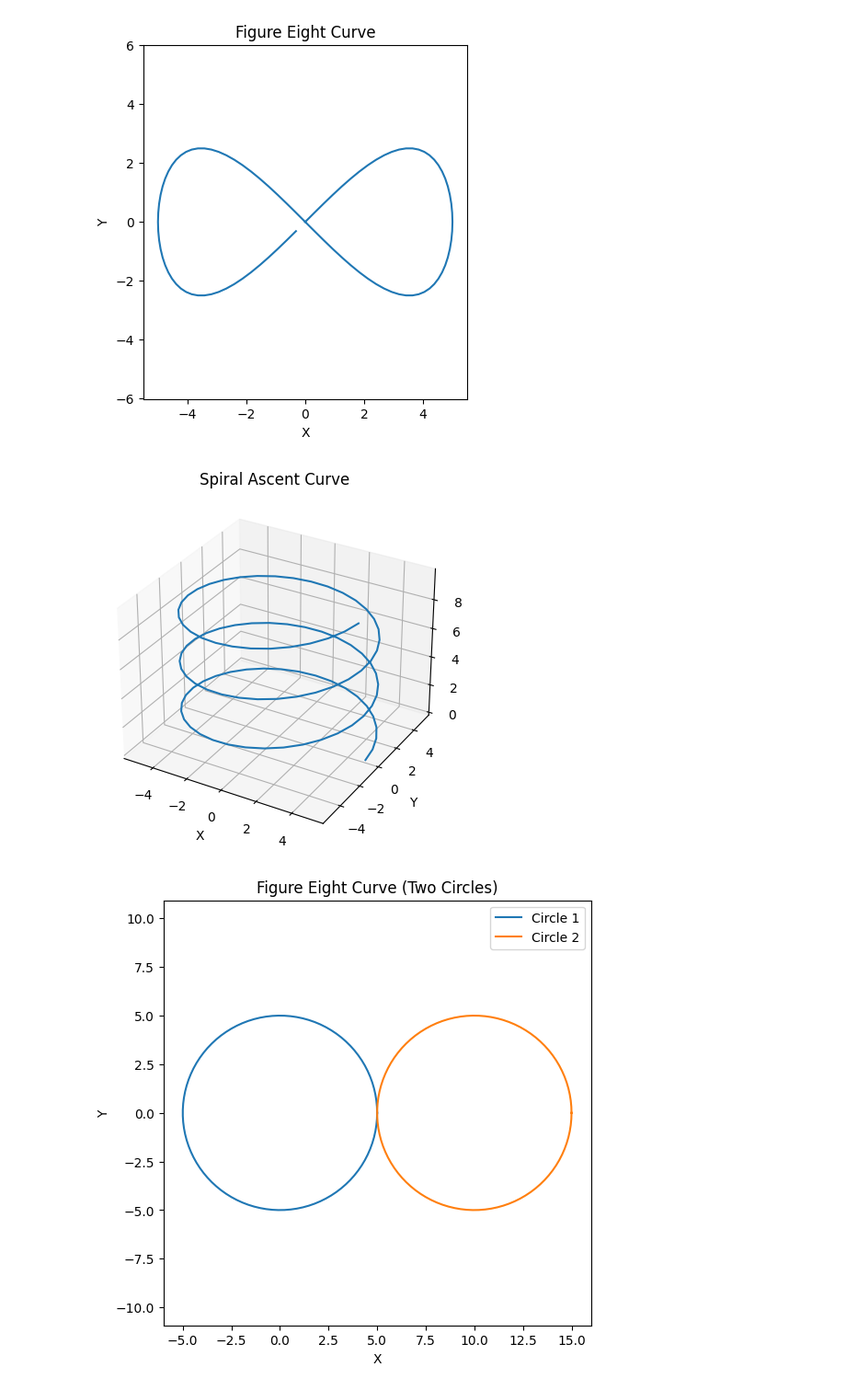
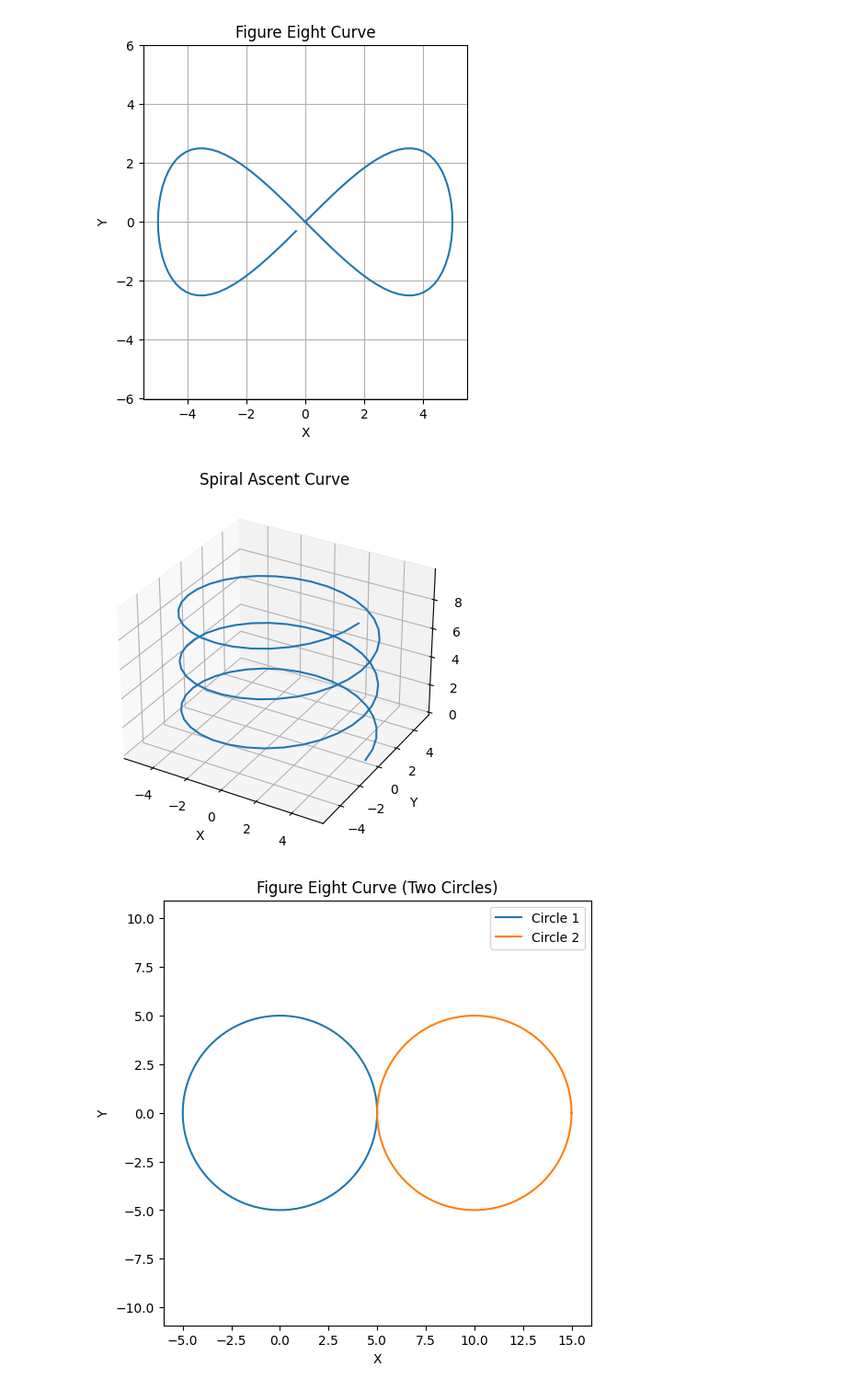
Before and after one commit to XinLong-Li/air_garage_cflib, a Jupyter notebook: src/garage/plot.ipynb, the cells around one changed output. Shown: that part at 92% size. Cells and saved outputs as stored; diff of their text form; code cells hidden in the pictures.

```diff
--- a/src/garage/plot.ipynb
+++ b/src/garage/plot.ipynb
@@ -25,34 +25,35 @@ spiral_y = []
 spiral_z = []
 for i in range(steps):
     angle = 2 * np.pi * turns * (i / steps)
     x = radius * np.cos(angle)
     y = radius * np.sin(angle)
     z = (height / steps) * i
     spiral_x.append(x)
     spiral_y.append(y)
     spiral_z.append(z)
 
 # 绘制8字曲线
 plt.figure(figsize=(10, 5))
 plt.subplot(1, 2, 1)
 plt.plot(figure_eight_x, figure_eight_y)
 plt.title('Figure Eight Curve')
 plt.xlabel('X')
 plt.ylabel('Y')
 plt.axis('equal')
+plt.grid(True)
 
 # 绘制螺旋上升曲线
 fig = plt.figure(figsize=(10, 5))
 ax = fig.add_subplot(111, projection='3d')
 ax.plot(spiral_x, spiral_y, spiral_z)
 ax.set_title('Spiral Ascent Curve')
 ax.set_xlabel('X')
 ax.set_ylabel('Y')
 ax.set_zlabel('Z')
 
 plt.show()
 # %% [output]
-[figure, old version]
+[figure, new version]
 [figure]
 # %%
 import numpy as np
```
Also changed, not shown: 52 other files.
